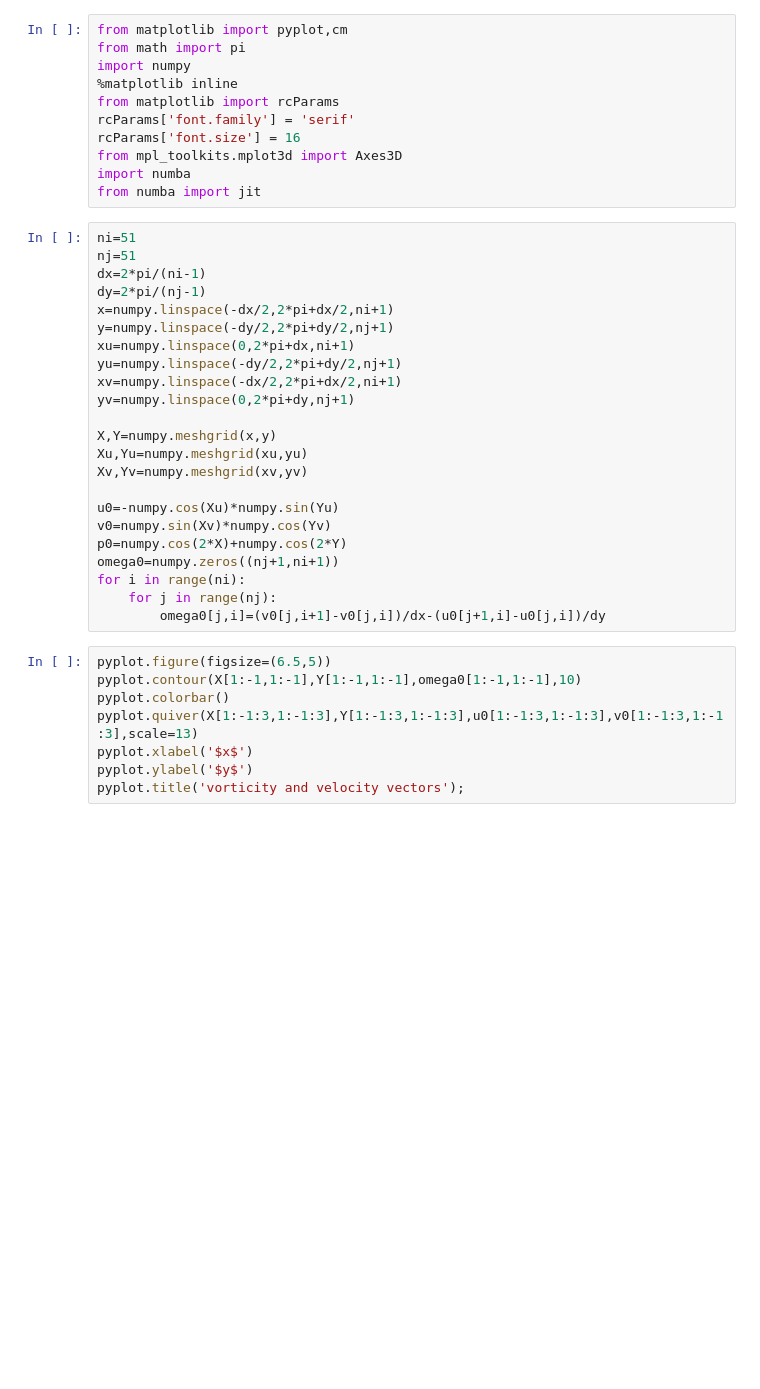
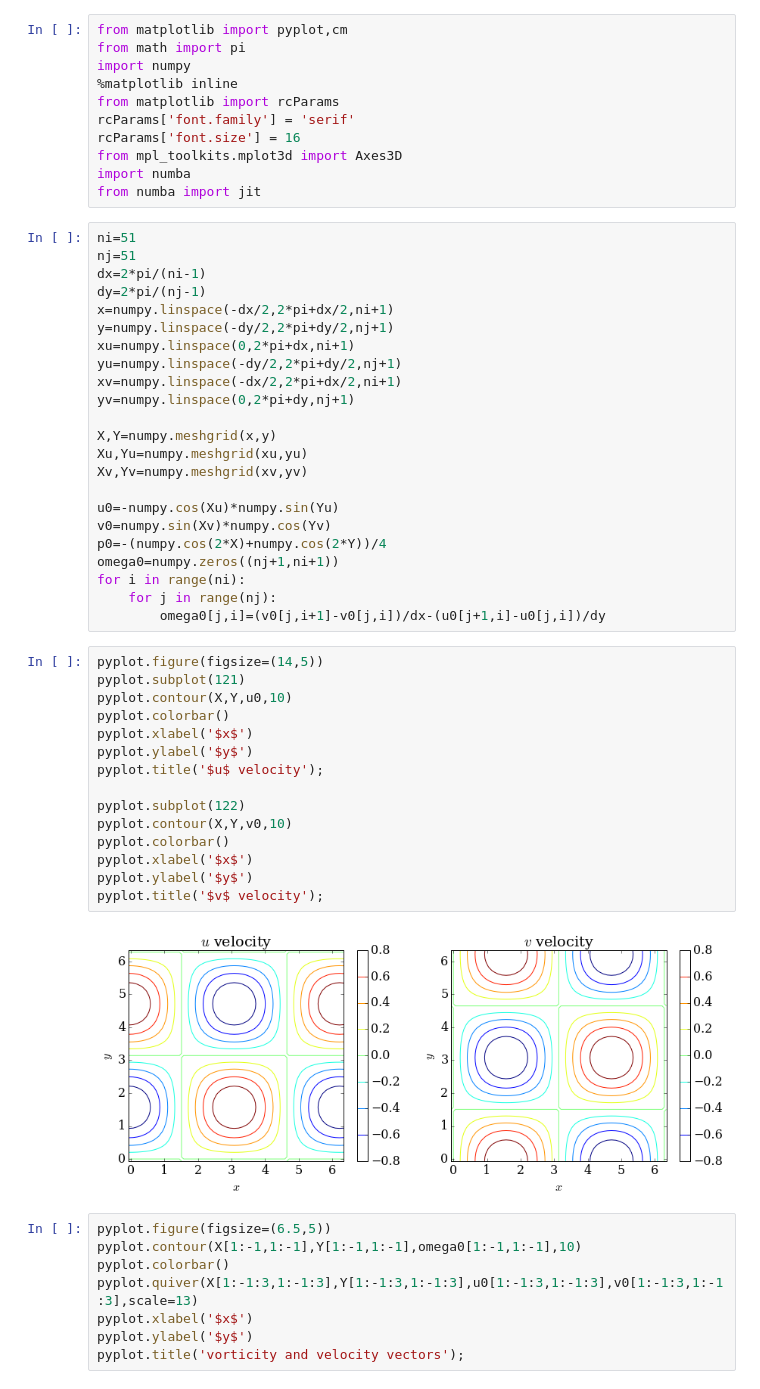
Before and after one commit to yujiasheng912/MAE6225, a Jupyter notebook: TG_vortex.ipynb, the cells around one changed output. Drawn from its saved outputs; the diff is of its cells as text; blank space fills up the shorter version.

```diff
--- a/TG_vortex.ipynb
+++ b/TG_vortex.ipynb
@@ -27,11 +27,28 @@ Xv,Yv=numpy.meshgrid(xv,yv)
 
 u0=-numpy.cos(Xu)*numpy.sin(Yu)
 v0=numpy.sin(Xv)*numpy.cos(Yv)
-p0=numpy.cos(2*X)+numpy.cos(2*Y)
+p0=-(numpy.cos(2*X)+numpy.cos(2*Y))/4
 omega0=numpy.zeros((nj+1,ni+1))
 for i in range(ni):
     for j in range(nj):
         omega0[j,i]=(v0[j,i+1]-v0[j,i])/dx-(u0[j+1,i]-u0[j,i])/dy
+# %%
+pyplot.figure(figsize=(14,5))
+pyplot.subplot(121)
+pyplot.contour(X,Y,u0,10)
+pyplot.colorbar()
+pyplot.xlabel('$x$')
+pyplot.ylabel('$y$')
+pyplot.title('$u$ velocity');
+
+pyplot.subplot(122)
+pyplot.contour(X,Y,v0,10)
+pyplot.colorbar()
+pyplot.xlabel('$x$')
+pyplot.ylabel('$y$')
+pyplot.title('$v$ velocity');
+# %% [output]
+[figure, added]
 # %%
 pyplot.figure(figsize=(6.5,5))
 pyplot.contour(X[1:-1,1:-1],Y[1:-1,1:-1],omega0[1:-1,1:-1],10)
```
Also changed, not shown: parts of 32 cells of this notebook.
